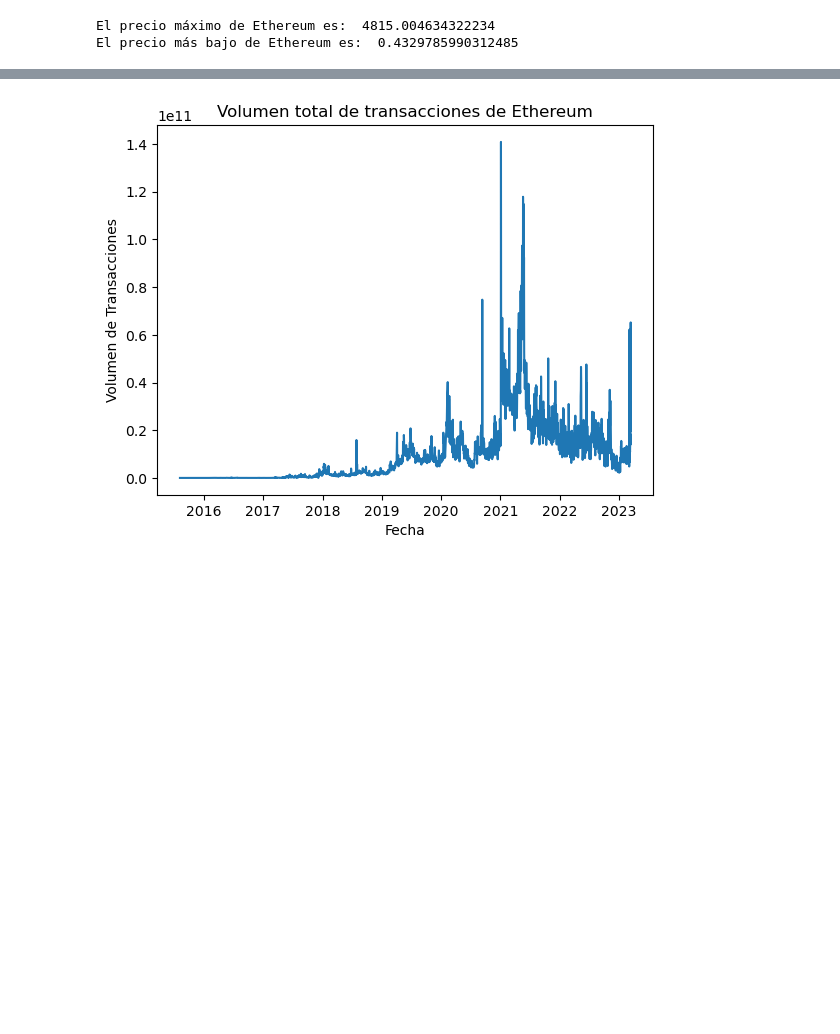
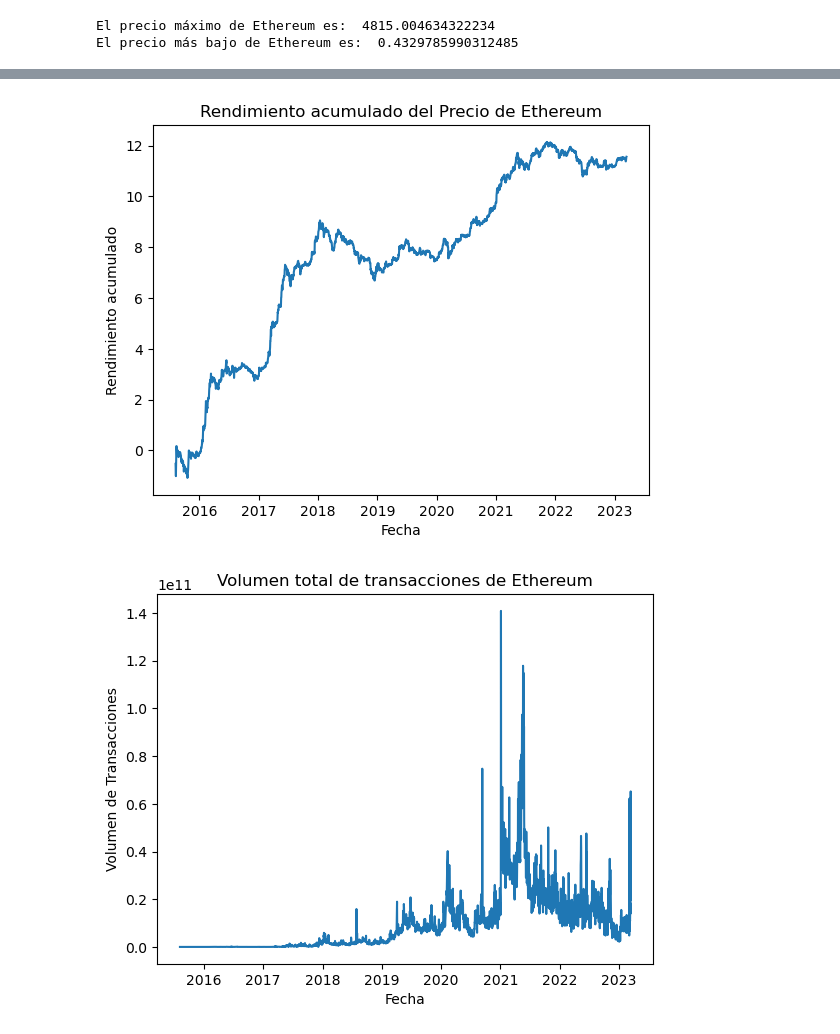
Before and after one commit to angelmpa/proyecto-portafolio, a Jupyter notebook: notebooks/analisis_inicial.ipynb, the cells around one changed output, grey strips where cells are left out. Saved outputs shown, nothing was run; the diff lists cells and outputs as text; code cells hidden in the pictures; blank space fills up the shorter version.

```diff
--- a/notebooks/analisis_inicial.ipynb
+++ b/notebooks/analisis_inicial.ipynb
@@ -398,3 +456,19 @@ El precio más bajo de Ethereum es:  0.4329785990312485
+# %%
+# Definir datos del rendimiento acumulado del Precio de Ethereum
+ethereum_acum = retorno_ethereum.cumsum()
+
+# Graficar rentabilidad acumulada
+plt.plot(ethereum['date'], ethereum_acum)
+
+# Agregar leyenda, título y etiquetas de eje
+plt.title('Rendimiento acumulado del Precio de Ethereum')
+plt.xlabel('Fecha')
+plt.ylabel('Rendimiento acumulado')
+
+# Mostrar gráfico
+plt.show()
+# %% [output]
+[figure, added]
 # %%
 # Gráfica del Volumen de transacciones de Ethereum
 plt.plot(ethereum['date'], ethereum['total_volume'])
```
Also changed, not shown: parts of 7 cells of this notebook.
